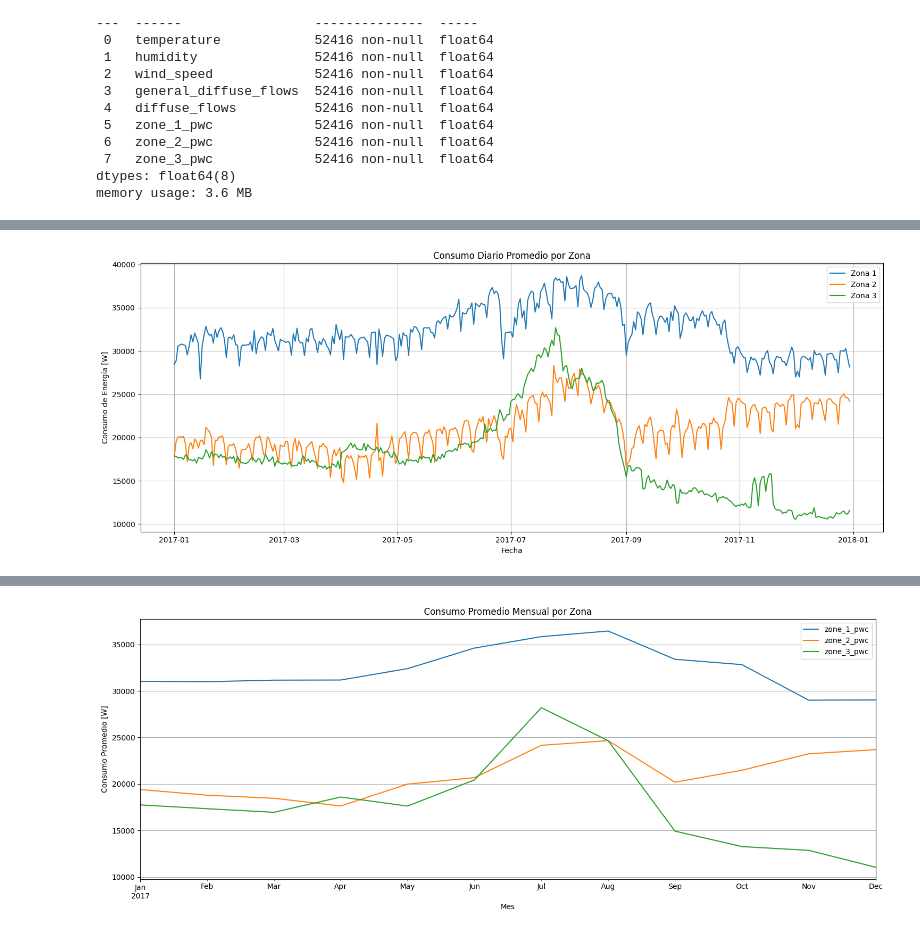
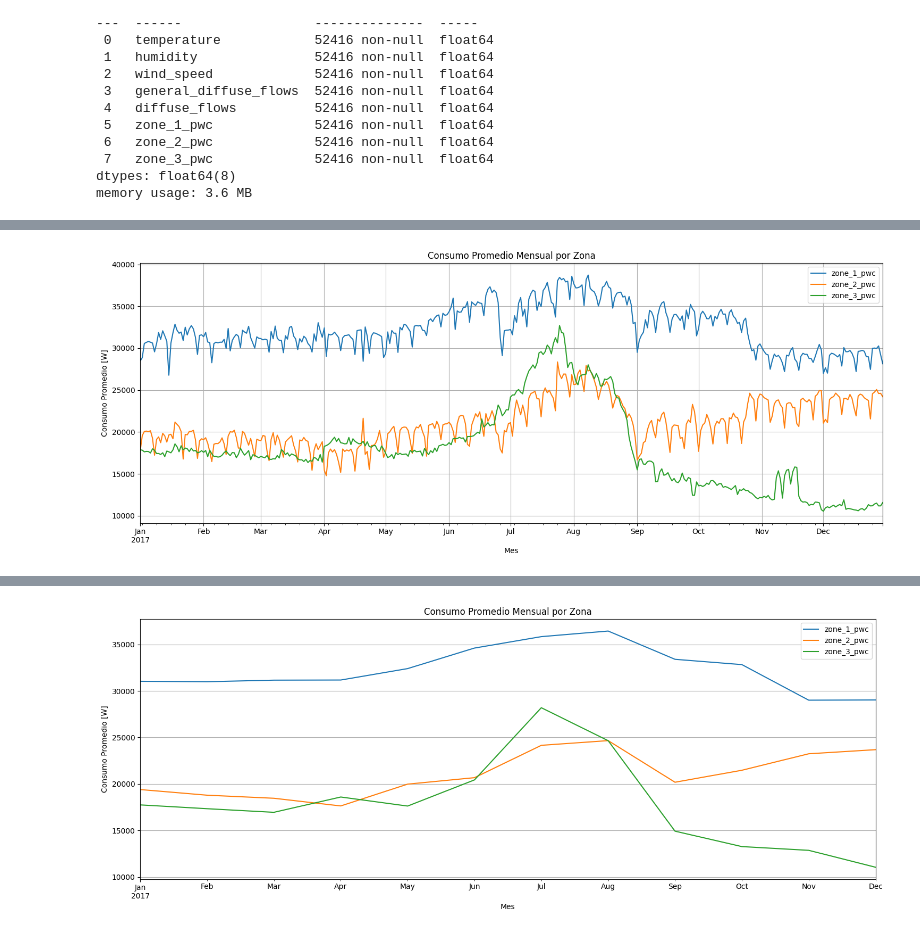
Before and after one commit to gabyx7677/energy_consumption, a Jupyter notebook: notebooks/EDA_electric.ipynb, the cells around one changed output, grey strips where cells are left out. Drawn from its saved outputs; the diff is of its cells as text; code cells hidden in the pictures.

```diff
--- a/notebooks/EDA_electric.ipynb
+++ b/notebooks/EDA_electric.ipynb
@@ -82,18 +63,11 @@ daily_avg_pwc
 # %%
-# Se grafica el consumo diario promedio por zona
-
-plt.figure(figsize=(15, 6))
-plt.plot(daily_avg_pwc['zone_1_pwc'], label='Zona 1')
-plt.plot(daily_avg_pwc['zone_2_pwc'], label='Zona 2')
-plt.plot(daily_avg_pwc['zone_3_pwc'], label='Zona 3')
-
-# Se configura la gráfica
-plt.title('Consumo Diario Promedio por Zona')
-plt.xlabel('Fecha')
-plt.ylabel('Consumo de Energía [W]')
+e_c.resample('D').mean()[['zone_1_pwc', 'zone_2_pwc', 'zone_3_pwc']].plot(figsize=(15, 6))
+plt.title('Consumo Promedio Mensual por Zona')
+plt.xlabel('Mes')
+plt.ylabel('Consumo Promedio [W]')
+plt.grid(True)
 plt.legend()
-plt.grid(True)
 plt.tight_layout()
 plt.show()
 # %% [output]
-[figure, old version]
+[figure, new version]
```
Also changed, not shown: parts of 4 cells of this notebook, 1 other file.
